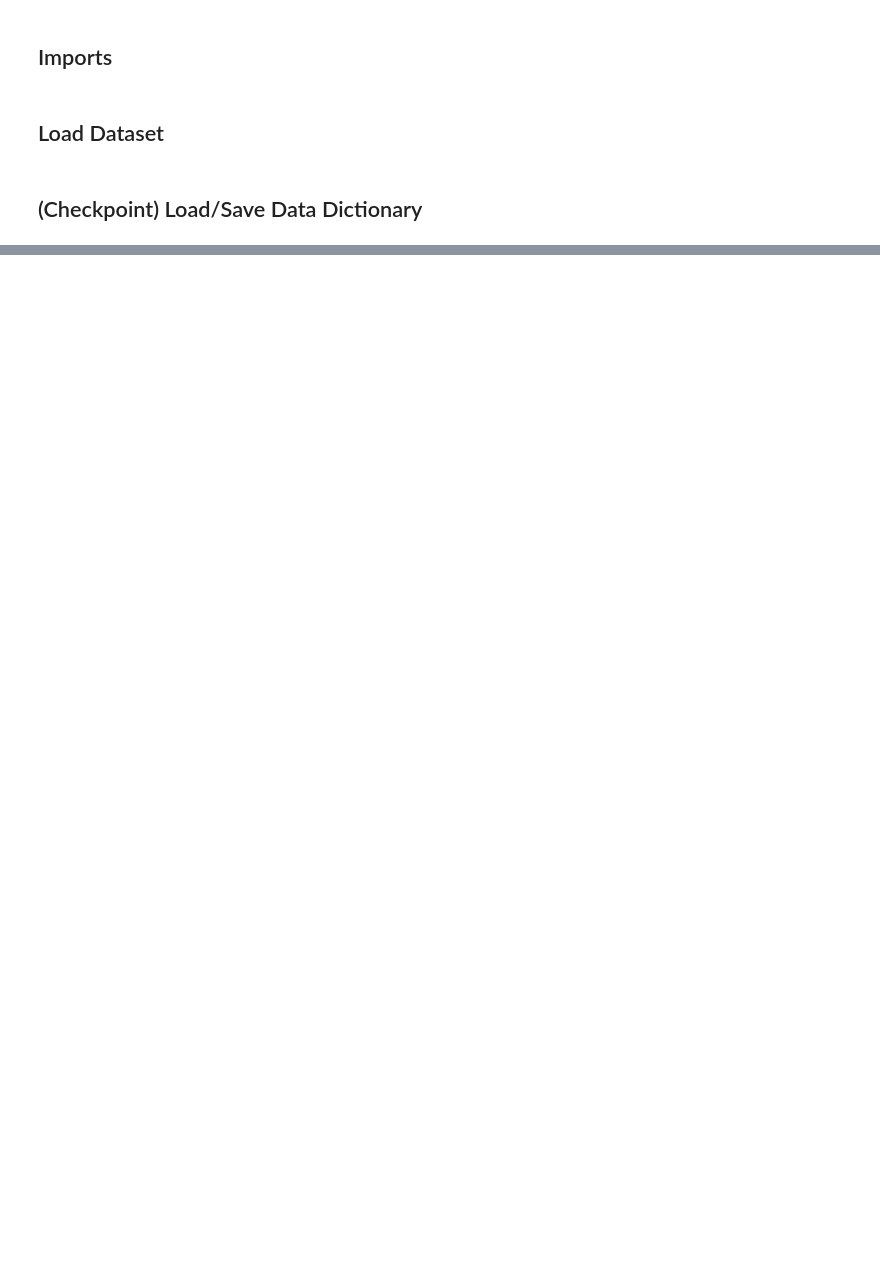
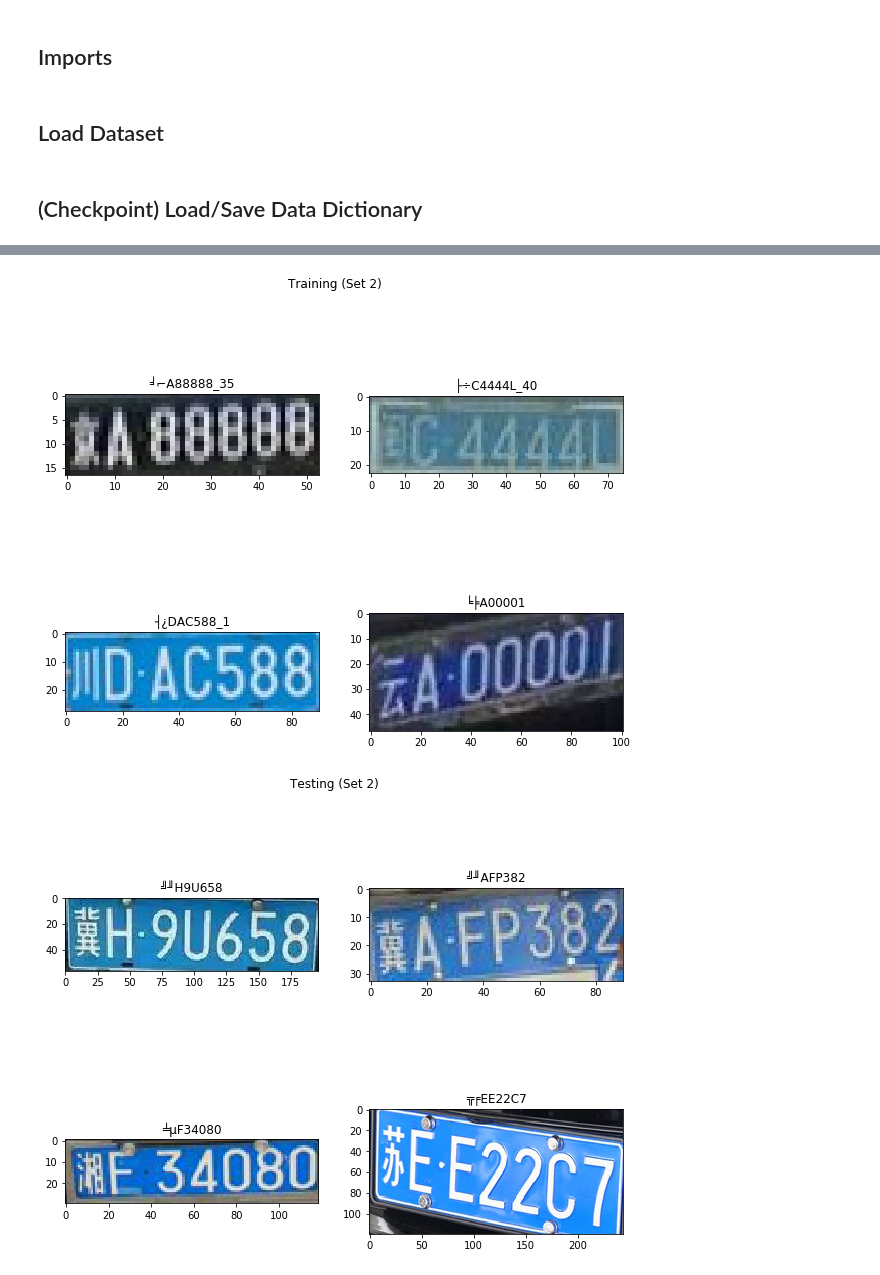
Before and after one commit to jzharris/ALPR-AIonChip, a Jupyter notebook: main/dataset/load_data_example.ipynb, the cells around one changed output, grey strips where cells are left out. Cells and saved outputs as stored; diff of their text form; code cells hidden in the pictures; blank space fills up the shorter version.

```diff
--- a/main/dataset/load_data_example.ipynb
+++ b/main/dataset/load_data_example.ipynb
@@ -50,0 +56,6 @@ visualize_dataset_with_boxes(data1, 4)
+# %%
+visualize_dataset(xtrain2, ytrain2, "Training (Set 2)", show_boxes=False)
+visualize_dataset(xtest2, ytest2, "Testing (Set 2)", show_boxes = False)
+# %% [output]
+[figure, added]
+[figure, added]
```
Also changed, not shown: parts of 8 cells of this notebook, 1 other file.
